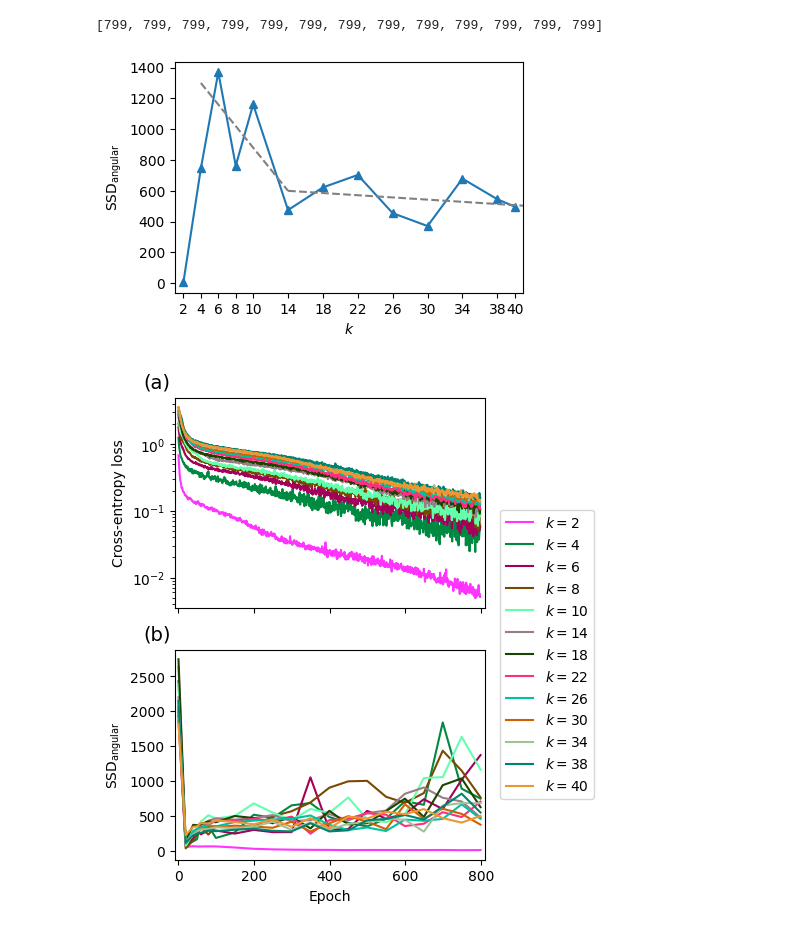
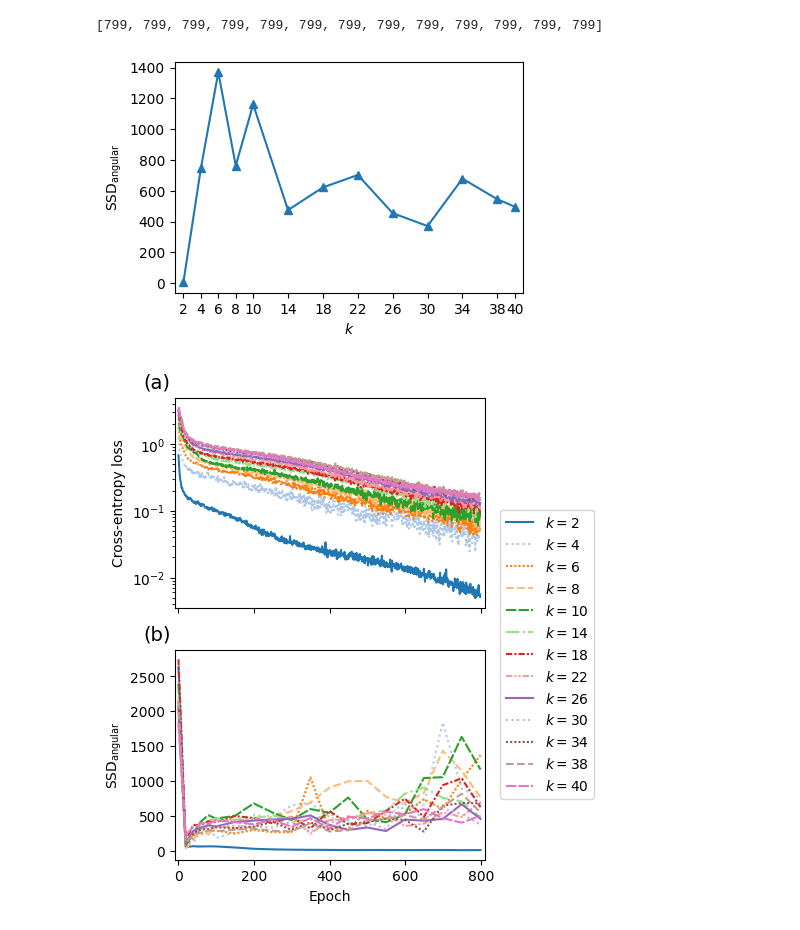
Before and after one commit to 4castRenewables/maelstrom-a6, a Jupyter notebook: notebooks/dcv2_analysis.ipynb, the cells around one changed output. Cells and saved outputs as stored; diff of their text form; code cells hidden in the pictures.

```diff
--- a/notebooks/dcv2_analysis.ipynb
+++ b/notebooks/dcv2_analysis.ipynb
@@ -121,6 +231,7 @@ transforms = create_transform(
     size_crops=absolute_sizes,
     min_scale_crops=(1.0, 0.14, 0.05),
     max_scale_crops=(1.0, 1.0, 0.14),
+    to_tensor=True,
 )
 n_images = 5
 n_crops = 3
@@ -130,7 +241,7 @@ fig, axs = plt.subplots(
 
 for i in range(n_images):
     image, label = dataset[i]
-    crops = list(map(lambda trans: trans(image), transforms))
+    crops = [trans(image) for trans in transforms]
     row = axs[i]
 
     for j, crop in enumerate(crops):
@@ -146,7 +257,7 @@ for i in range(n_images):
             ax.set_title(f"({label})")
 
         # ax.set_title(f"{label}")
-        print(crop.permute(1, 2, 0).shape)
+        # print(crop.permute(1, 2, 0).shape)
 
         ax.imshow(torchvision.transforms.ToPILImage()(crop), cmap="gray_r")
 
@@ -158,5 +269,5 @@ for i in range(n_images):
 
 fig.tight_layout()
 plt.subplots_adjust(wspace=0.08, hspace=0.08)
-plt.savefig(plots / "mnist-crop-examples.pdf")
+plt.savefig(plots / "figB1.pdf")
 # %% [output]
@@ -275,0 +346,7 @@ Attributes:
+# %%
+import datetime
+
+time = ds_sub.isel(time=0).time.values
+
+dt = datetime.datetime.strptime(str(time)[:10], "%Y-%m-%d", )
+dt.strftime("%d %B %Y")
@@ -639,12 +867,12 @@ ax.plot(
 )
 
 # Elbow
-x_line = [4, 14]
-y_line = [1300, 600]
-ax.plot(x_line, y_line, c="gray", linestyle="--")
-x_line = [14, 42]
-y_line = [600, 500]
-ax.plot(x_line, y_line, c="gray", linestyle="--")
+# x_line = [4, 14]
+# y_line = [1300, 600]
+# ax.plot(x_line, y_line, c="gray", linestyle="--")
+# x_line = [14, 42]
+# y_line = [600, 500]
+# ax.plot(x_line, y_line, c="gray", linestyle="--")
 
 ax.set(
     xlabel="$k$",
@@ -656,26 +884,53 @@ ax.set(
     xlim=(1, 41),
 )
 
-plt.savefig(plots / "scree-test-dcv2.pdf", bbox_inches="tight")
+plt.savefig(plots / "fig03.pdf", bbox_inches="tight")
 # %% [output]
-[figure, old version]
+[figure, new version]
 # %%
 import pandas as pd
+import matplotlib.cm
+import matplotlib.lines
+import itertools
+from collections import OrderedDict
 
-colors = iter(_colors.create_colors_for_labels(ks))
+colors = matplotlib.cm.tab20(range(20))
+markers = list(matplotlib.lines.Line2D.markers.keys())
+
+def get_linestyles():
+    return itertools.cycle(
+        [
+            "solid",
+            "dotted",
+            (0, (1, 1)), # densely dotted
+            "dashed",
+            (0, (5, 1)), # densely dashed
+            "dashdot",
+            (0, (3, 1, 1, 1)), # densely dash-dotted
+            (0, (3, 1, 1, 1, 1, 1)), # densely dash-dot-dotted
+        ]
+    )
 
 fig, axs = plt.subplots(figsize=(4, 6), ncols=1, nrows=2, sharex=True)
 
 ax = axs[0]
 
-for path in results:
+linestyles = get_linestyles()
+
+for i, path in enumerate(results):
     metrics_0 = pd.read_csv(path / "stats-rank-0.csv")
 
     epochs = metrics_0["epoch"].iloc[:799]
     loss = metrics_0["loss"].iloc[:799]
 
     ax.plot(
-        epochs, loss, label=rf"$k={get_k_from_file_name(path)}$", c=next(colors)
+        epochs,
+        loss,
+        label=rf"$k={get_k_from_file_name(path)}$",
+        c=colors[i],
+        # marker=markers[i],
+        linestyle=next(linestyles),
+        # markevery=25,
     )
 
 ax.set(
@@ -697,38 +952,41 @@ ax.legend(ncol=1, bbox_to_anchor=(1.375, 0.5), loc="upper right")
 
 ax = axs[1]
 
-colors = iter(_colors.create_colors_for_labels(ks))
+linestyles = get_linestyles()
 
 for i, (k, (epochs, ssd_per_head, ssd_mean, ssd_std)) in enumerate(
     ssds_six_crops.items()
 ):
     # if k == 2:
     #     # k = 2 is extremely different and actually has a declining SSD curve
     #     continue
 
     ax.plot(
         epochs[: epoch_index + 1],
         ssd_mean[: epoch_index + 1],
         label=rf"${k=}$",
-        c=next(colors),
+        c=colors[i],
+        # marker=markers[i],
+        # markevery=2,
+        linestyle=next(linestyles),
     )
     # ax.errorbar(epochs, ssd_mean, ssd_std, label=rf"${k=}$", c=next(colors))
 
 ax.set(
     xlabel="Epoch",
     ylabel="$\mathrm{SSD}_{\mathrm{angular}}$",
     # yscale="log",
     # title="(b)",
 )
 ax.annotate(
     "(b)",
     xy=(-0.1, 1.05),
     xycoords="axes fraction",
     fontsize=14,
 )
 
 # plt.legend(ncols=3)
 
-plt.savefig(plots / "dcv2-loss.pdf", bbox_inches="tight")
+plt.savefig(plots / "fig02.pdf", bbox_inches="tight")
 # %% [output]
-[figure, old version]
+[figure, new version]
```
Also changed, not shown: parts of 11 cells of this notebook, 10 other files.
